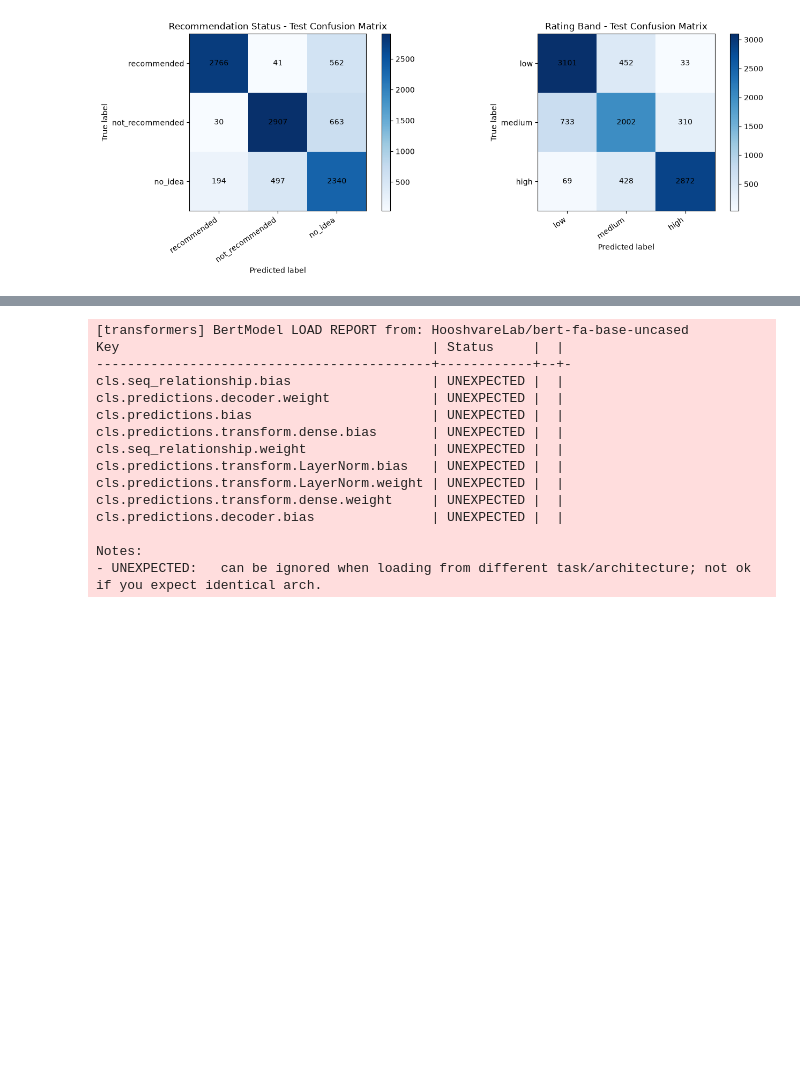
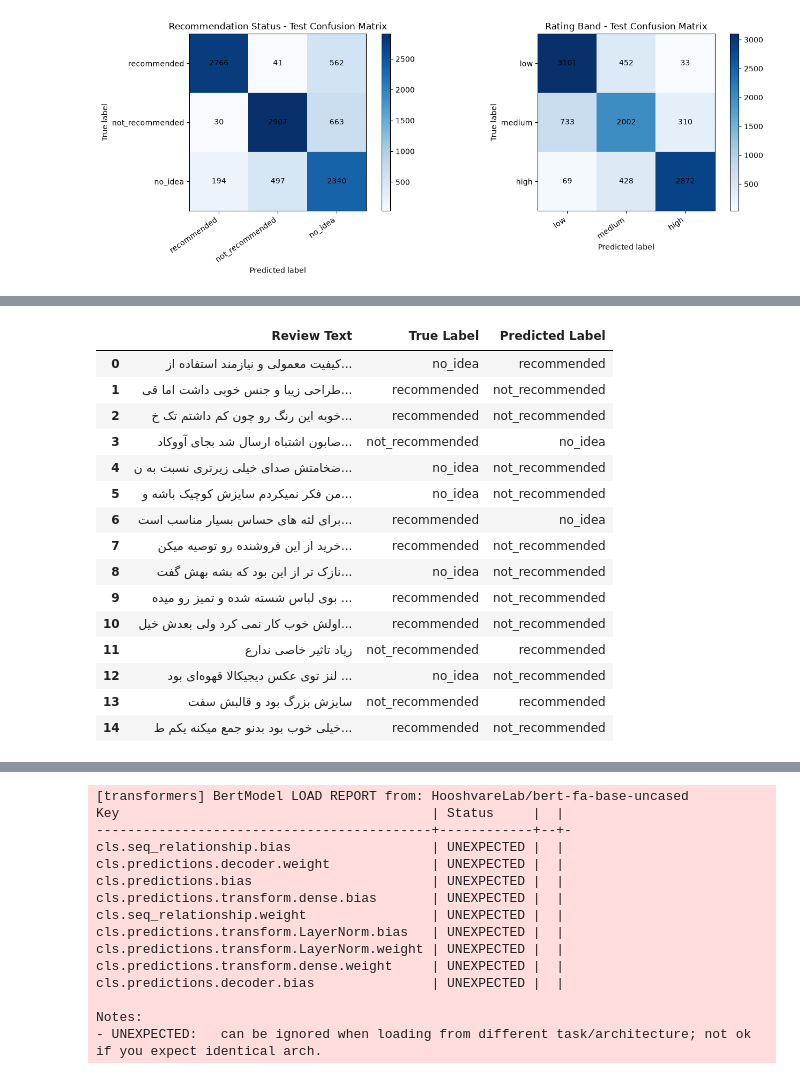
Before and after one commit to StyeshHejavari/digikala_reviews_project, a Jupyter notebook: notebooks/04_transfer_learning_finetuning.ipynb, the cells around one changed output, grey strips where cells are left out. Saved outputs shown, nothing was run; the diff lists cells and outputs as text; code cells hidden in the pictures; blank space fills up the shorter version.

Commit message:
Modified : Error analysis on two test sets provided

```diff
--- a/notebooks/04_transfer_learning_finetuning.ipynb
+++ b/notebooks/04_transfer_learning_finetuning.ipynb
@@ -2196,0 +2435,65 @@ weighted avg       0.80      0.80      0.80     10000
+# %%
+
+# ============================================================
+# 2. Load and prepare the new test dataset
+# ============================================================
+NEW_TEST_PATH = "../data/test_10k_corrected.csv"
+
+new_test_df = pd.read_csv(NEW_TEST_PATH)
+
+# Standardize column names using the previously defined function
+new_test_df = standardize_columns(new_test_df)
+
+# Check required columns
+required_columns = [
+    TEXT_COL,
+    RECOMMENDATION_COL
+]
+
+missing_columns = [
+    col for col in required_columns
+    if col not in new_test_df.columns
+]
+
+if missing_columns:
+    raise ValueError(
+        f"Missing required columns: {missing_columns}"
+    )
+
+# Apply the same preprocessing used for the original datasets
+new_test_df = prepare_dataframe(
+    new_test_df,
+    "New Test"
+)
+
+print("\nNew test dataset loaded successfully.")
+print("Dataset shape:", new_test_df.shape)
+
+
+# ============================================================
+# 3. Create a new Dataset and DataLoader
+# ============================================================
+
+new_test_dataset = ReviewDataset(new_test_df)
+
+new_test_loader = DataLoader(
+    new_test_dataset,
+    batch_size=BATCH_SIZE,
+    shuffle=False,
+    collate_fn=collate_fn,
+    num_workers=0
+)
+
+print("New test DataLoader created successfully.")
+print("Number of samples:", len(new_test_dataset))
+print("Number of batches:", len(new_test_loader))
+
+
+# Inspect errors on the real test set
+inspect_wrong_predictions(
+    dataframe=new_test_df,
+    dataset_name="Real Test Set",
+    model=model,
+    n=N_WRONG_EXAMPLES
+)
+# %% [output]
@@ -2196,0 +2511,16 @@ weighted avg       0.80      0.80      0.80     10000
+|  | Review Text | True Label | Predicted Label |
+| 0 | کیفیت معمولی و نیازمند استفاده از... | no_idea | recommended |
+| 1 | طراحی زیبا و جنس خوبی داشت اما قی... | recommended | not_recommended |
+| 2 | خوبه این رنگ رو چون کم داشتم تک خ... | recommended | not_recommended |
+| 3 | صابون اشتباه ارسال شد بجای آووکاد... | not_recommended | no_idea |
+| 4 | ضخامتش صدای خیلی زیرتری نسبت به ن... | no_idea | not_recommended |
+| 5 | من فکر نمیکردم سایزش کوچیک باشه و... | no_idea | not_recommended |
+| 6 | برای لثه های حساس بسیار مناسب است... | recommended | no_idea |
+| 7 | خرید از این فروشنده رو توصیه میکن... | recommended | not_recommended |
+| 8 | نازک تر از این بود که بشه بهش گفت... | no_idea | not_recommended |
+| 9 | بوی لباس شسته شده و تمیز رو میده ... | recommended | not_recommended |
+| 10 | اولش خوب کار نمی کرد ولی بعدش خیل... | recommended | not_recommended |
+| 11 | زیاد تاثیر خاصی ندارع | not_recommended | recommended |
+| 12 | لنز توی عکس دیجیکالا قهوه‌ای بود ... | no_idea | not_recommended |
+| 13 | سایزش بزرگ بود و قالبش سفت | not_recommended | recommended |
+| 14 | خیلی خوب بود بدنو جمع میکنه یکم ط... | recommended | not_recommended |
```
Also changed, not shown: parts of 8 cells of this notebook, 4 other files.
